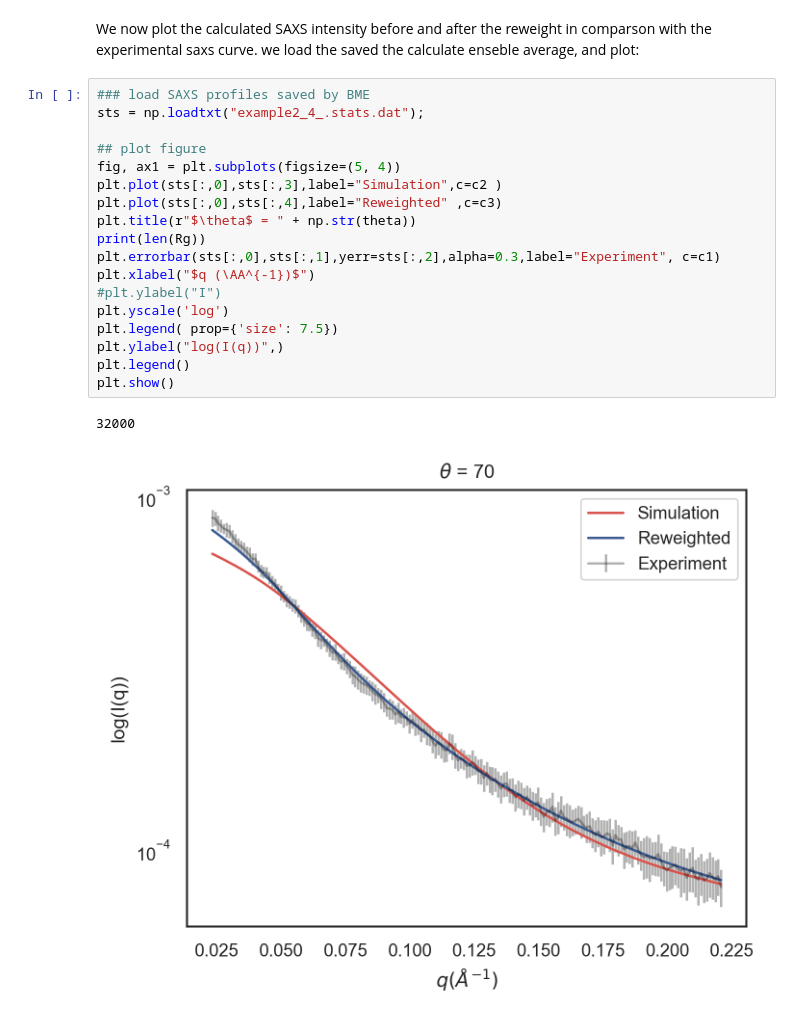
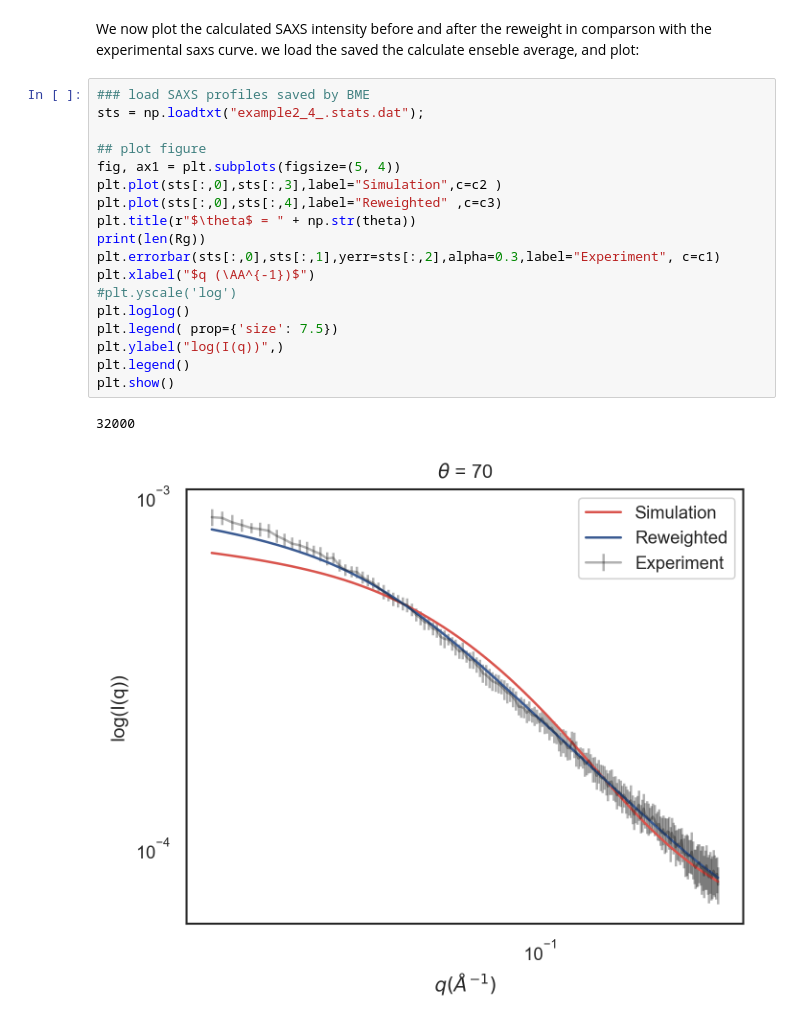
Before and after one commit to KULL-Centre/papers, a Jupyter notebook: 2019/IDP-methods-Ahmed-et-al/notebook/notebook_09_06_2019.ipynb, the cells around one changed output. Saved outputs shown, nothing was run; the diff lists cells and outputs as text.

Commit message:
changed saxs to loglog plot

```diff
--- a/2019/IDP-methods-Ahmed-et-al/notebook/notebook_09_06_2019.ipynb
+++ b/2019/IDP-methods-Ahmed-et-al/notebook/notebook_09_06_2019.ipynb
@@ -459,21 +459,21 @@ We now plot the calculated SAXS intensity before and after the reweight in compa
 # %%
 ### load SAXS profiles saved by BME
 sts = np.loadtxt("example2_4_.stats.dat");
 
 ## plot figure
 fig, ax1 = plt.subplots(figsize=(5, 4))
 plt.plot(sts[:,0],sts[:,3],label="Simulation",c=c2 )
 plt.plot(sts[:,0],sts[:,4],label="Reweighted" ,c=c3)
 plt.title(r"$\theta$ = " + np.str(theta))
 print(len(Rg))
 plt.errorbar(sts[:,0],sts[:,1],yerr=sts[:,2],alpha=0.3,label="Experiment", c=c1)
 plt.xlabel("$q (\AA^{-1})$")
-#plt.ylabel("I")
-plt.yscale('log')
+#plt.yscale('log')
+plt.loglog()
 plt.legend( prop={'size': 7.5})
 plt.ylabel("log(I(q))",)
 plt.legend()
 plt.show()
 # %% [output]
 32000
-[figure, old version]
+[figure, new version]
```
